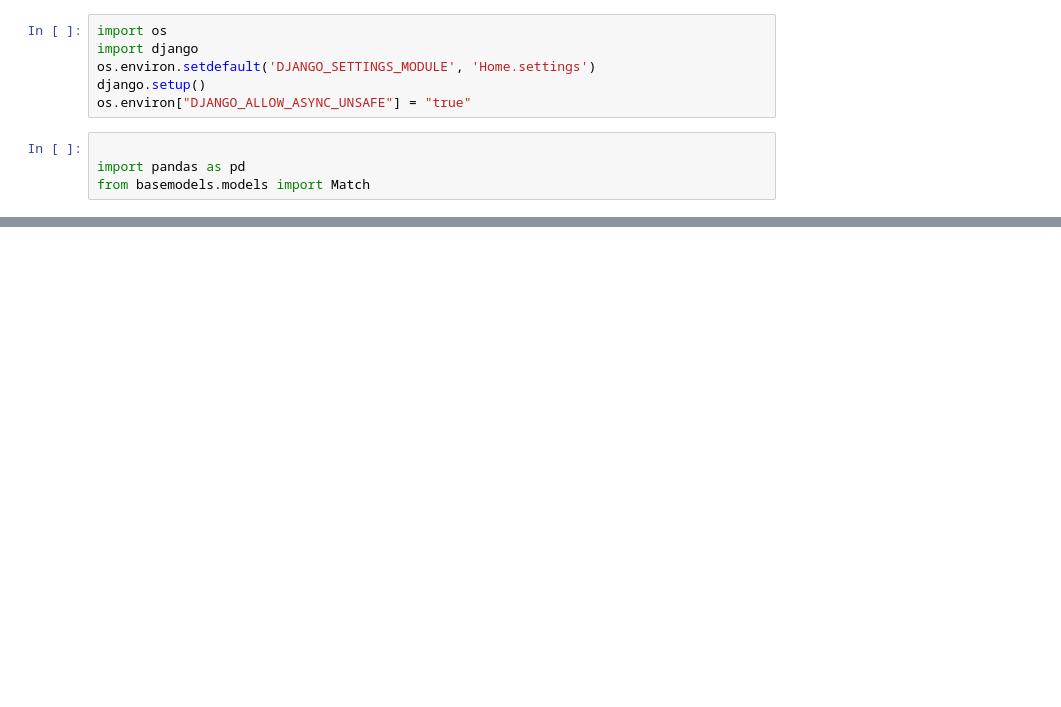
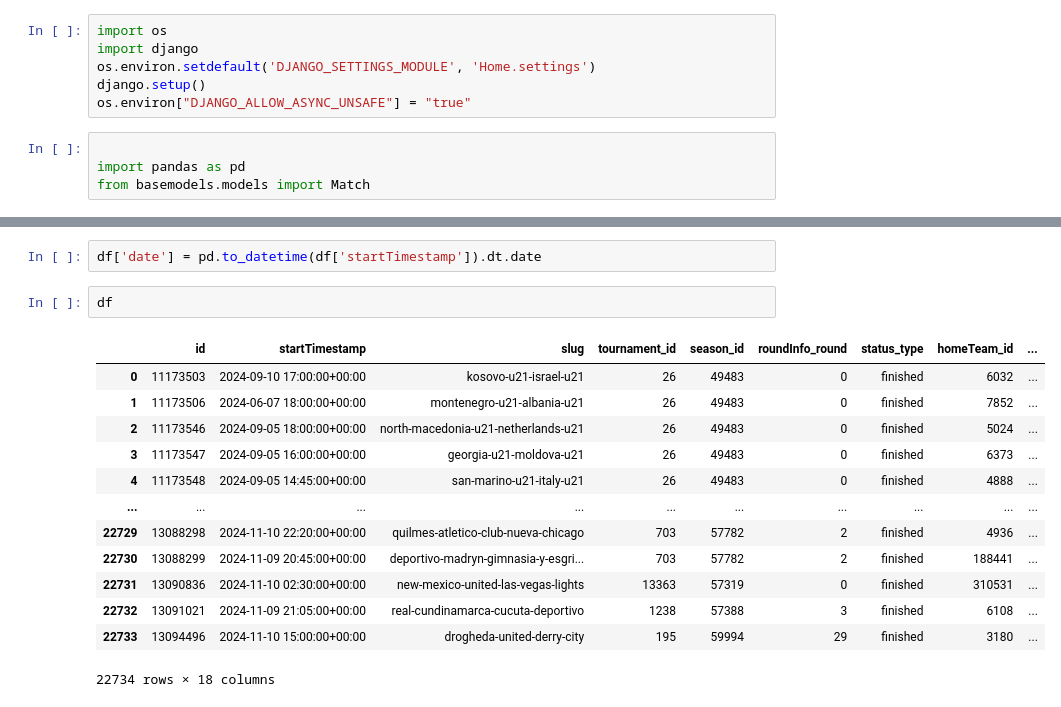
Before and after one commit to Ahmetyldrr/FxS, a Jupyter notebook: DataAnalizi.ipynb, the cells around one changed output, grey strips where cells are left out. Cells and saved outputs as stored; diff of their text form; blank space fills up the shorter version.

```diff
--- a/DataAnalizi.ipynb
+++ b/DataAnalizi.ipynb
@@ -55,0 +511,18 @@ See the caveats in the documentation: https://pandas.pydata.org/pandas-docs/stab
+# %%
+df['date'] = pd.to_datetime(df['startTimestamp']).dt.date
+# %%
+df
+# %% [output]
+|  | id | startTimestamp | slug | tournament_id | season_id | roundInfo_round | status_type | homeTeam_id | ... |
+| 0 | 11173503 | 2024-09-10 17:00:00+00:00 | kosovo-u21-israel-u21 | 26 | 49483 | 0 | finished | 6032 | ... |
+| 1 | 11173506 | 2024-06-07 18:00:00+00:00 | montenegro-u21-albania-u21 | 26 | 49483 | 0 | finished | 7852 | ... |
+| 2 | 11173546 | 2024-09-05 18:00:00+00:00 | north-macedonia-u21-netherlands-u21 | 26 | 49483 | 0 | finished | 5024 | ... |
+| 3 | 11173547 | 2024-09-05 16:00:00+00:00 | georgia-u21-moldova-u21 | 26 | 49483 | 0 | finished | 6373 | ... |
+| 4 | 11173548 | 2024-09-05 14:45:00+00:00 | san-marino-u21-italy-u21 | 26 | 49483 | 0 | finished | 4888 | ... |
+| ... | ... | ... | ... | ... | ... | ... | ... | ... | ... |
+| 22729 | 13088298 | 2024-11-10 22:20:00+00:00 | quilmes-atletico-club-nueva-chicago | 703 | 57782 | 2 | finished | 4936 | ... |
+| 22730 | 13088299 | 2024-11-09 20:45:00+00:00 | deportivo-madryn-gimnasia-y-esgri... | 703 | 57782 | 2 | finished | 188441 | ... |
+| 22731 | 13090836 | 2024-11-10 02:30:00+00:00 | new-mexico-united-las-vegas-lights | 13363 | 57319 | 0 | finished | 310531 | ... |
+| 22732 | 13091021 | 2024-11-09 21:05:00+00:00 | real-cundinamarca-cucuta-deportivo | 1238 | 57388 | 3 | finished | 6108 | ... |
+| 22733 | 13094496 | 2024-11-10 15:00:00+00:00 | drogheda-united-derry-city | 195 | 59994 | 29 | finished | 3180 | ... |
+22734 rows × 18 columns
```
Also changed, not shown: parts of 17 cells of this notebook, 5 other files.
